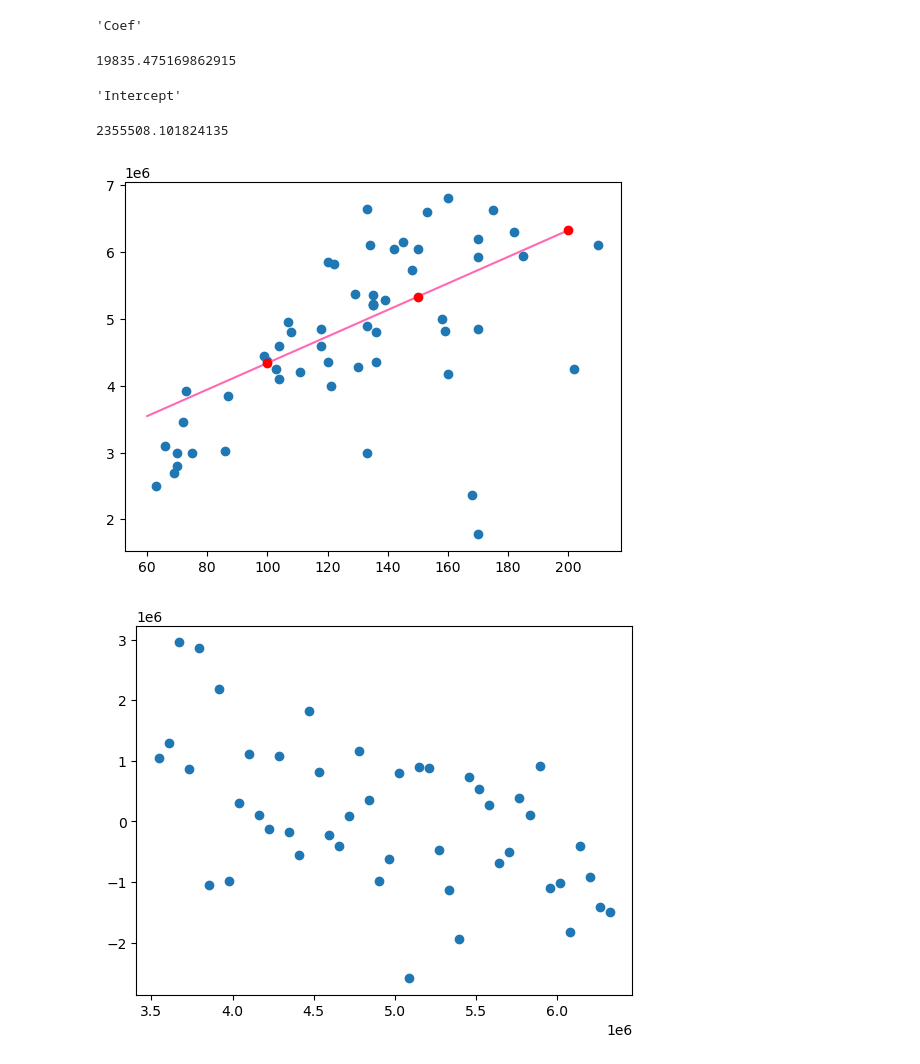
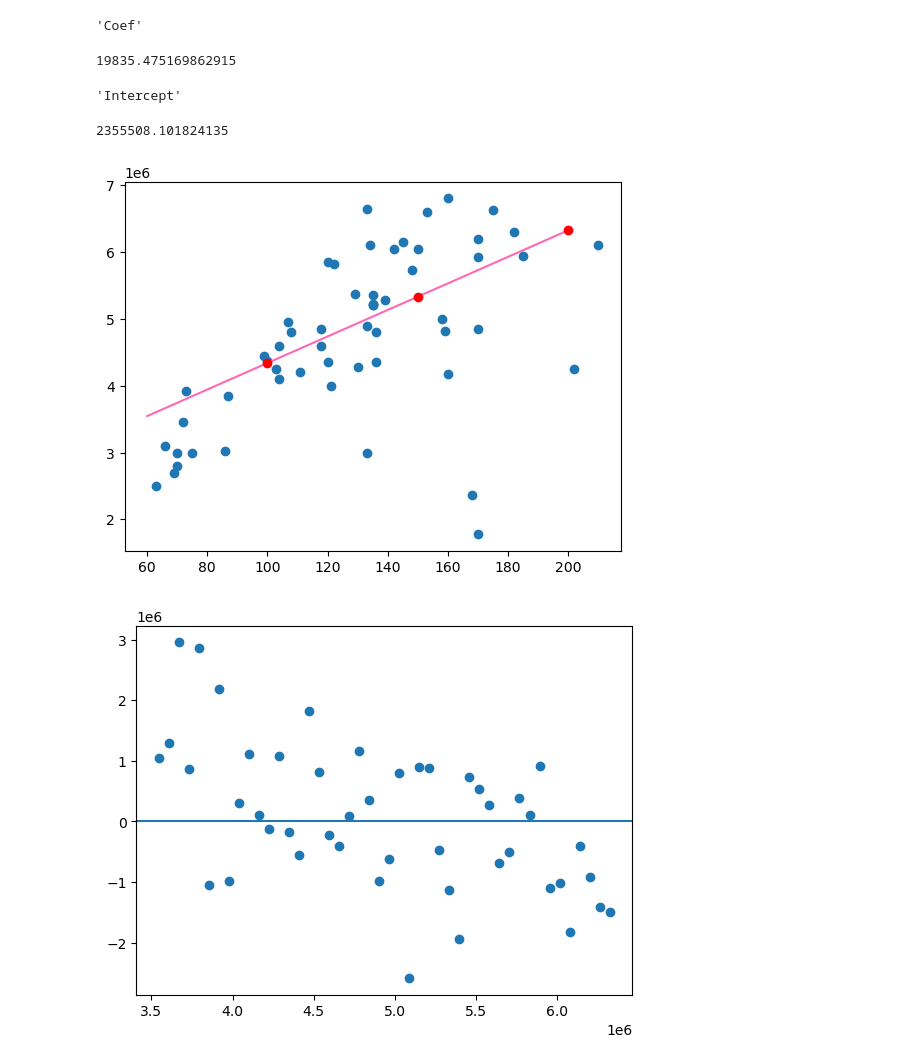
Before and after one commit to Noxemia/DAT405-Intro-DS-AI, a Jupyter notebook: assignment2/Assignment 2.ipynb, the cells around one changed output. Cells and saved outputs as stored; diff of their text form; code cells hidden in the pictures.

```diff
--- a/assignment2/Assignment 2.ipynb
+++ b/assignment2/Assignment 2.ipynb
@@ -25,32 +25,32 @@ yfit = model.predict(xfit[:, np.newaxis])
 display("Coef")
 display(model.coef_[0][0])
 display("Intercept")
 display(model.intercept_[0])
 
 
 omegalul = []
 omegalul.append(model.predict([[100]])[0][0])
 omegalul.append(model.predict([[150]])[0][0])
 omegalul.append(model.predict([[200]])[0][0])
 
 
 plt.plot(xfit, yfit, c="hotpink")
 plt.scatter([100,150,200], omegalul, c="red", zorder=3)
 plt.show()
 
 residuals = []
 for i, y_test in enumerate(y):
     residuals.append(y_test - yfit[i])
 
 plt.scatter(yfit,residuals)
 
-#draw a line omegalul
+plt.axhline(y=0, xmin=0, xmax=1)
 
 plt.show()
 # %% [output]
 'Coef'
 19835.475169862915
 'Intercept'
 2355508.101824135
 [figure]
-[figure, old version]
+[figure, new version]
```
Also changed, not shown: parts of 2 cells of this notebook.
